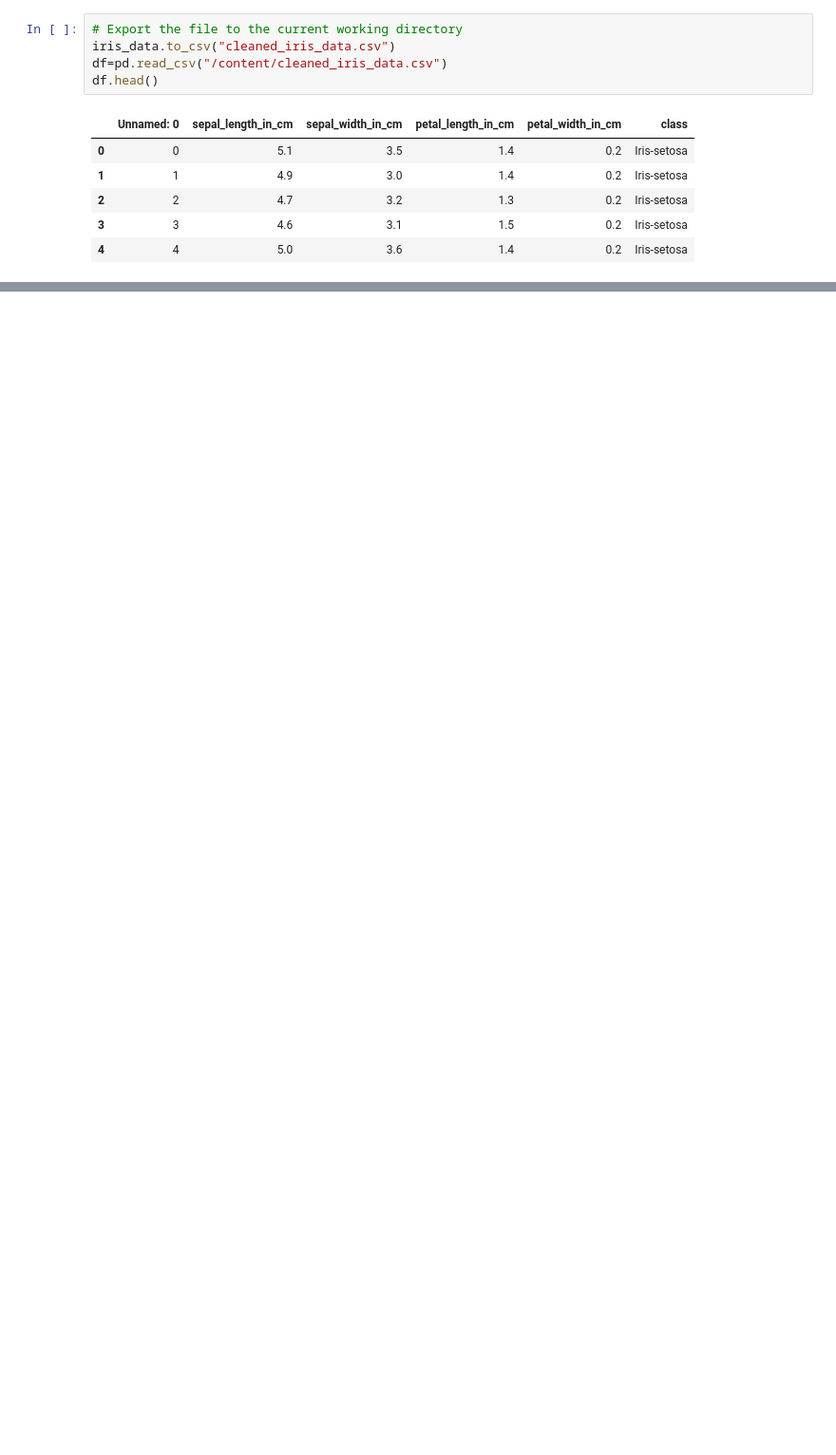
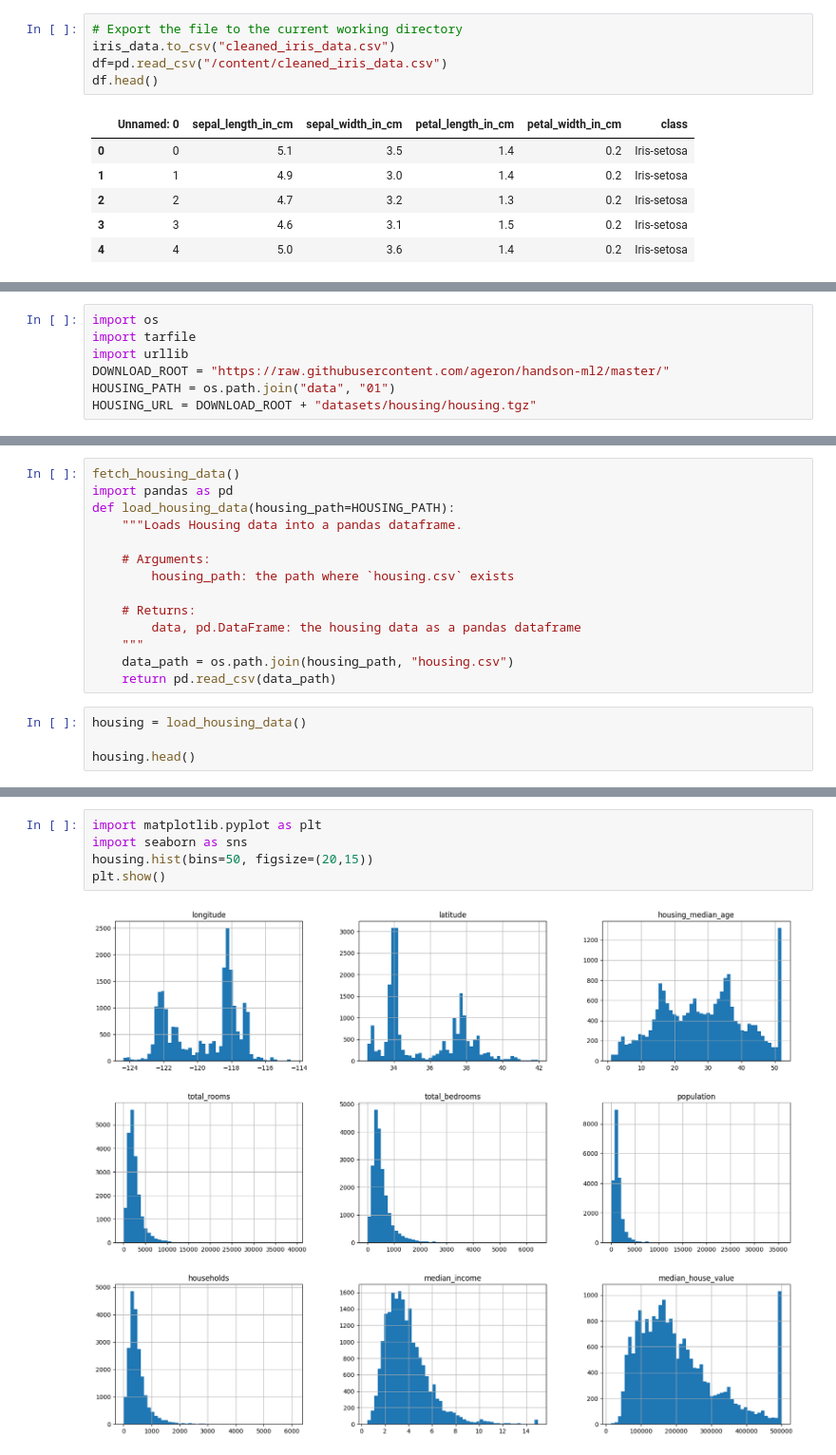
Before and after one commit to Harshavardhan-HC/ML-LAB-, a Jupyter notebook: lab1/ML_lab1.ipynb, the cells around one changed output, grey strips where cells are left out. Shown: that part at 95% size. Drawn from its saved outputs; the diff is of its cells as text; blank space fills up the shorter version.

```diff
--- a/lab1/ML_lab1.ipynb
+++ b/lab1/ML_lab1.ipynb
@@ -59,0 +53,7 @@ df.head()
+# %%
+import os
+import tarfile
+import urllib
+DOWNLOAD_ROOT = "https://raw.githubusercontent.com/ageron/handson-ml2/master/"
+HOUSING_PATH = os.path.join("data", "01")
+HOUSING_URL = DOWNLOAD_ROOT + "datasets/housing/housing.tgz"
@@ -59,0 +74,18 @@ df.head()
+# %%
+fetch_housing_data()
+import pandas as pd
+def load_housing_data(housing_path=HOUSING_PATH):
+    """Loads Housing data into a pandas dataframe.
+
+    # Arguments:
+        housing_path: the path where `housing.csv` exists
+
+    # Returns:
+        data, pd.DataFrame: the housing data as a pandas dataframe
+    """
+    data_path = os.path.join(housing_path, "housing.csv")
+    return pd.read_csv(data_path)
+# %%
+housing = load_housing_data()
+
+housing.head()
@@ -59,0 +142,7 @@ df.head()
+# %%
+import matplotlib.pyplot as plt
+import seaborn as sns
+housing.hist(bins=50, figsize=(20,15))
+plt.show()
+# %% [output]
+[figure, added]
```
Also changed, not shown: parts of 21 cells of this notebook.
